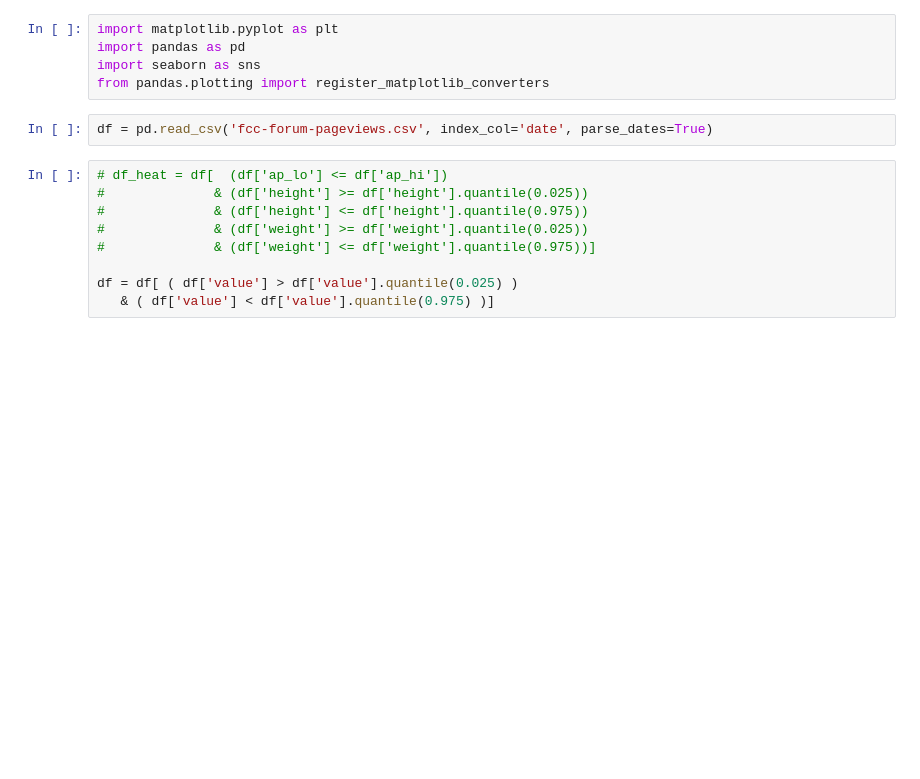
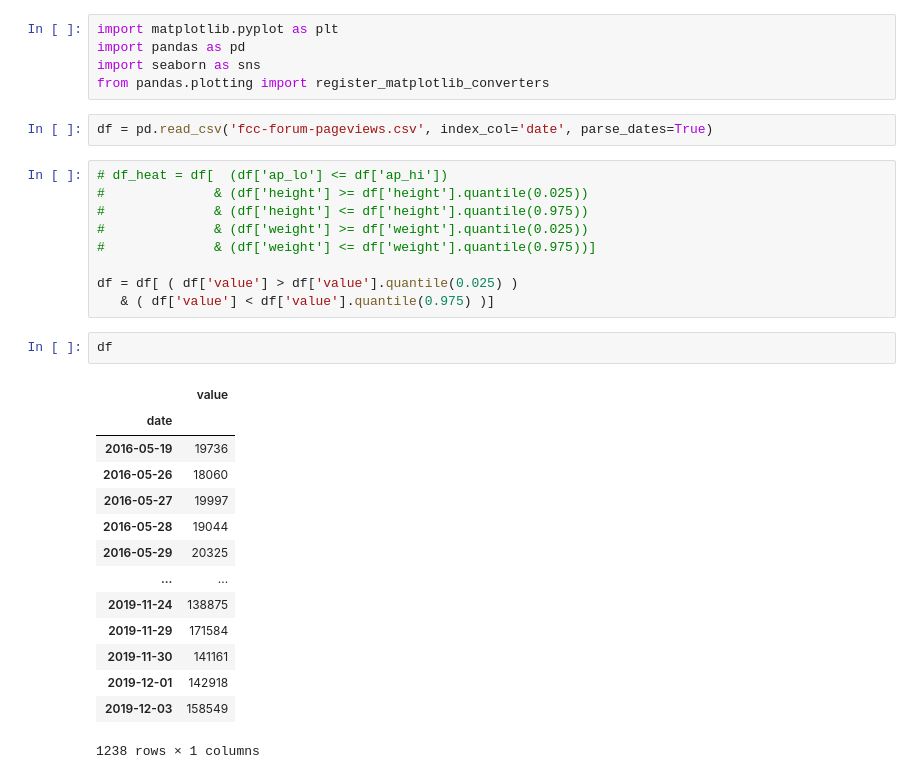
Before and after one commit to brunscii/pythonDataAnalysis, a Jupyter notebook: pageViewTimeSeries/pageView.ipynb, the cells around one changed output. Cells and saved outputs as stored; diff of their text form; blank space fills up the shorter version.

```diff
--- a/pageViewTimeSeries/pageView.ipynb
+++ b/pageViewTimeSeries/pageView.ipynb
@@ -14,6 +14,23 @@ df = pd.read_csv('fcc-forum-pageviews.csv', index_col='date', parse_dates=True)
 
 df = df[ ( df['value'] > df['value'].quantile(0.025) )
    & ( df['value'] < df['value'].quantile(0.975) )]
+# %%
+df
+# %% [output]
+|  | value |
+| date |  |
+| 2016-05-19 | 19736 |
+| 2016-05-26 | 18060 |
+| 2016-05-27 | 19997 |
+| 2016-05-28 | 19044 |
+| 2016-05-29 | 20325 |
+| ... | ... |
+| 2019-11-24 | 138875 |
+| 2019-11-29 | 171584 |
+| 2019-11-30 | 141161 |
+| 2019-12-01 | 142918 |
+| 2019-12-03 | 158549 |
+1238 rows × 1 columns
 # %%
 def draw_line_plot():
     # Draw line plot
```
Also changed, not shown: parts of 2 cells of this notebook, 1 other file.
